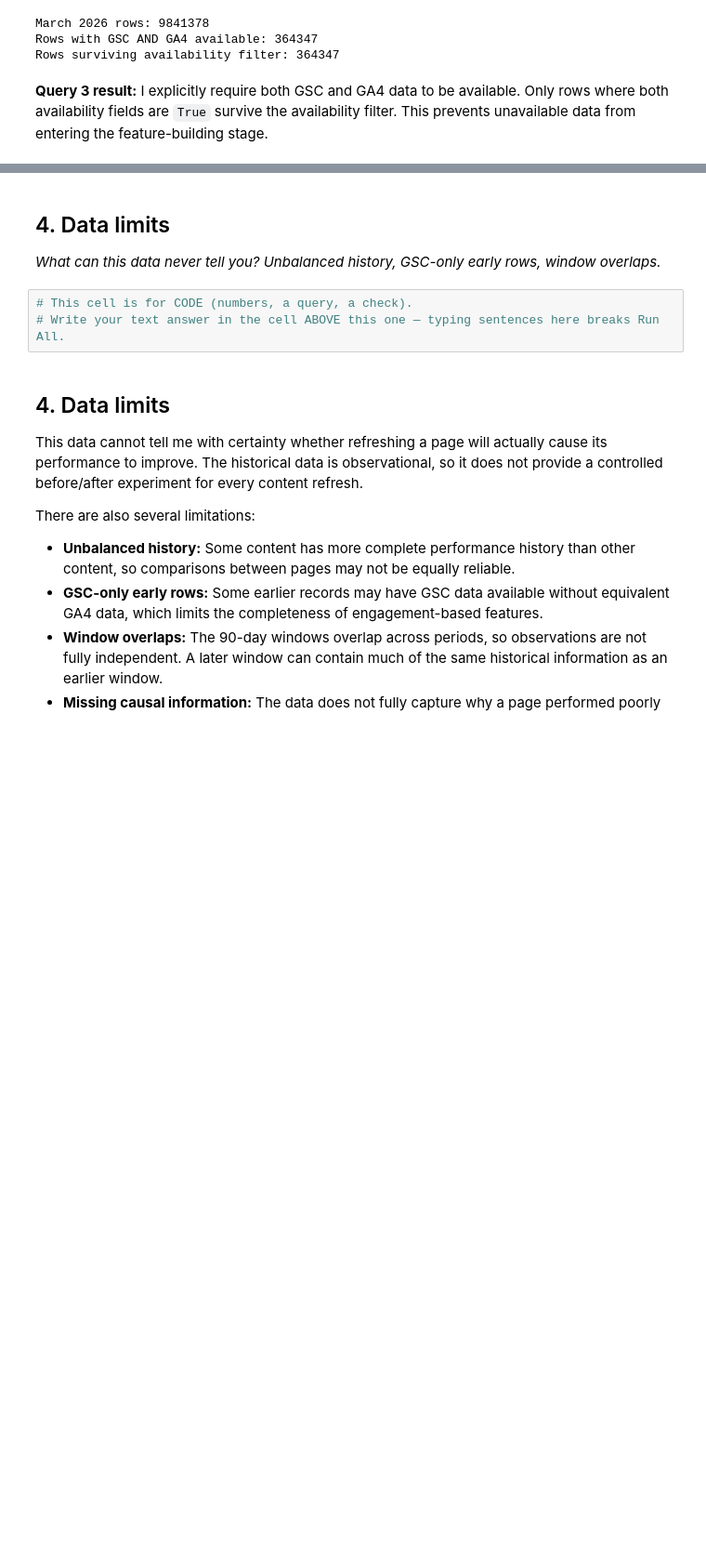
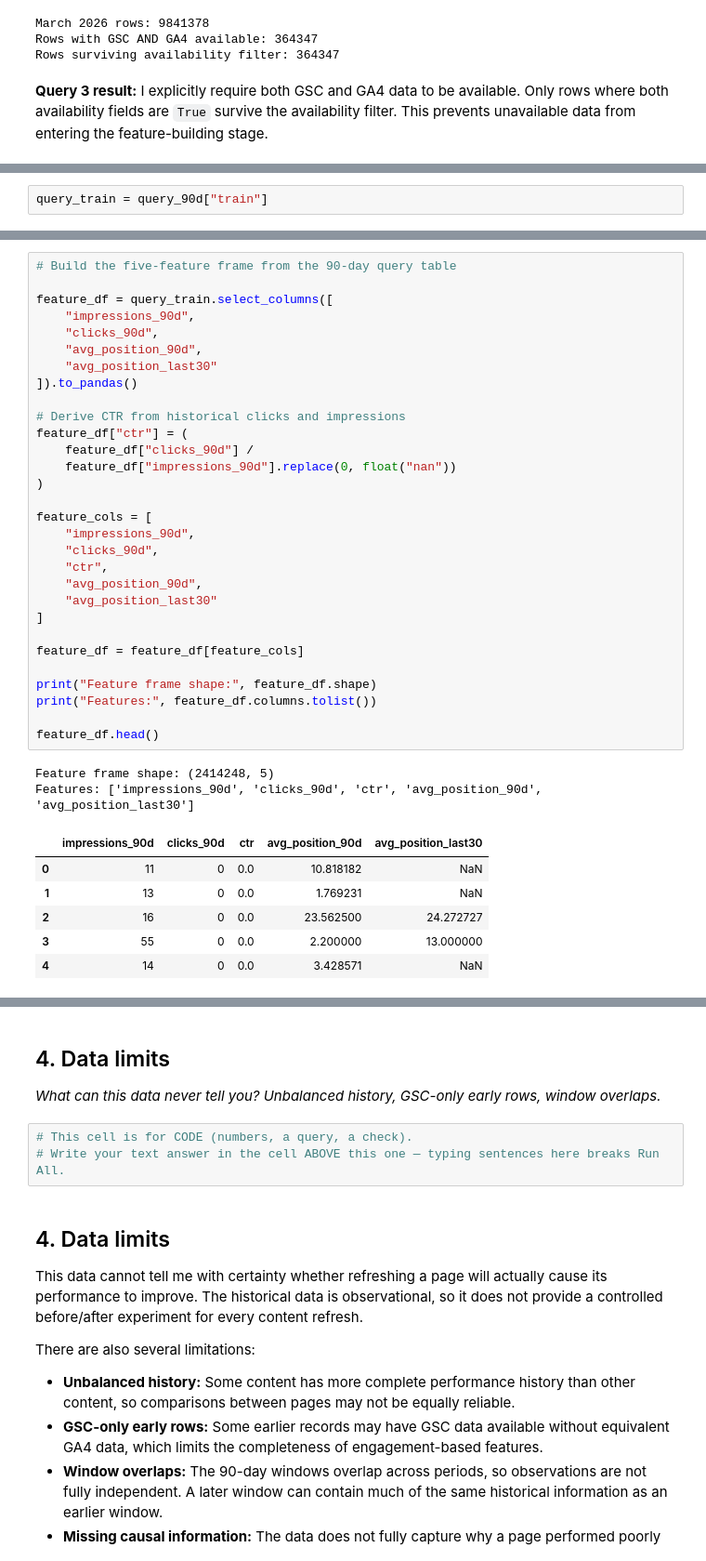
Before and after one commit to pathakadithi/flyrank-ml-internship, a Jupyter notebook: work/notebooks/w03_data_contract.ipynb, the cells around one changed output, grey strips where cells are left out. Shown at 93% size. Saved outputs shown, nothing was run; the diff lists cells and outputs as text; blank space fills up the shorter version.

```diff
--- a/work/notebooks/w03_data_contract.ipynb
+++ b/work/notebooks/w03_data_contract.ipynb
@@ -238,0 +251,2 @@ Rows surviving availability filter: 364347
+# %%
+query_train = query_90d["train"]
@@ -238,0 +266,39 @@ Rows surviving availability filter: 364347
+# %%
+# Build the five-feature frame from the 90-day query table
+
+feature_df = query_train.select_columns([
+    "impressions_90d",
+    "clicks_90d",
+    "avg_position_90d",
+    "avg_position_last30"
+]).to_pandas()
+
+# Derive CTR from historical clicks and impressions
+feature_df["ctr"] = (
+    feature_df["clicks_90d"] /
+    feature_df["impressions_90d"].replace(0, float("nan"))
+)
+
+feature_cols = [
+    "impressions_90d",
+    "clicks_90d",
+    "ctr",
+    "avg_position_90d",
+    "avg_position_last30"
+]
+
+feature_df = feature_df[feature_cols]
+
+print("Feature frame shape:", feature_df.shape)
+print("Features:", feature_df.columns.tolist())
+
+feature_df.head()
+# %% [output]
+Feature frame shape: (2414248, 5)
+Features: ['impressions_90d', 'clicks_90d', 'ctr', 'avg_position_90d', 'avg_position_last30']
+|  | impressions_90d | clicks_90d | ctr | avg_position_90d | avg_position_last30 |
+| 0 | 11 | 0 | 0.0 | 10.818182 | NaN |
+| 1 | 13 | 0 | 0.0 | 1.769231 | NaN |
+| 2 | 16 | 0 | 0.0 | 23.562500 | 24.272727 |
+| 3 | 55 | 0 | 0.0 | 2.200000 | 13.000000 |
+| 4 | 14 | 0 | 0.0 | 3.428571 | NaN |
```
Also changed, not shown: parts of 9 cells of this notebook.
